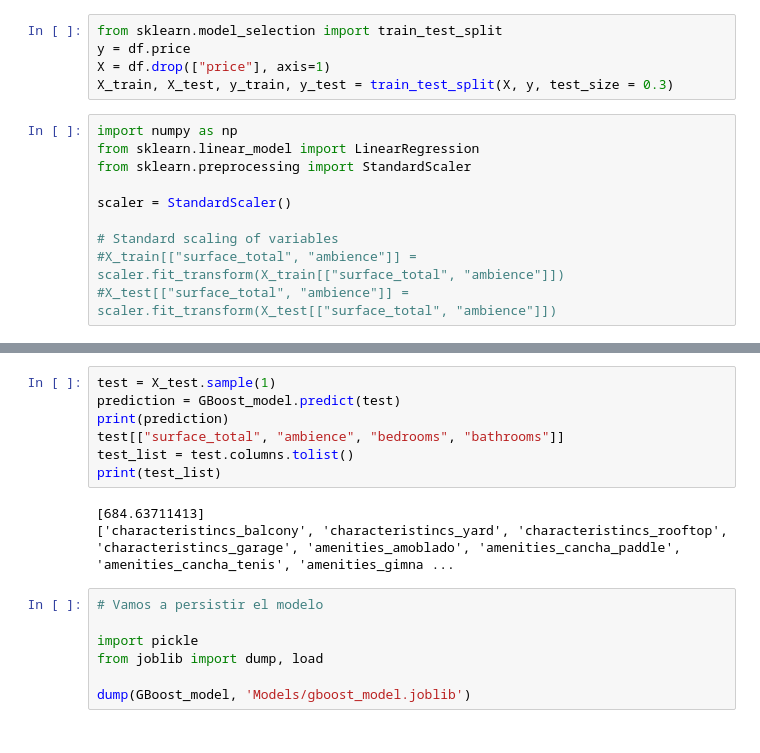
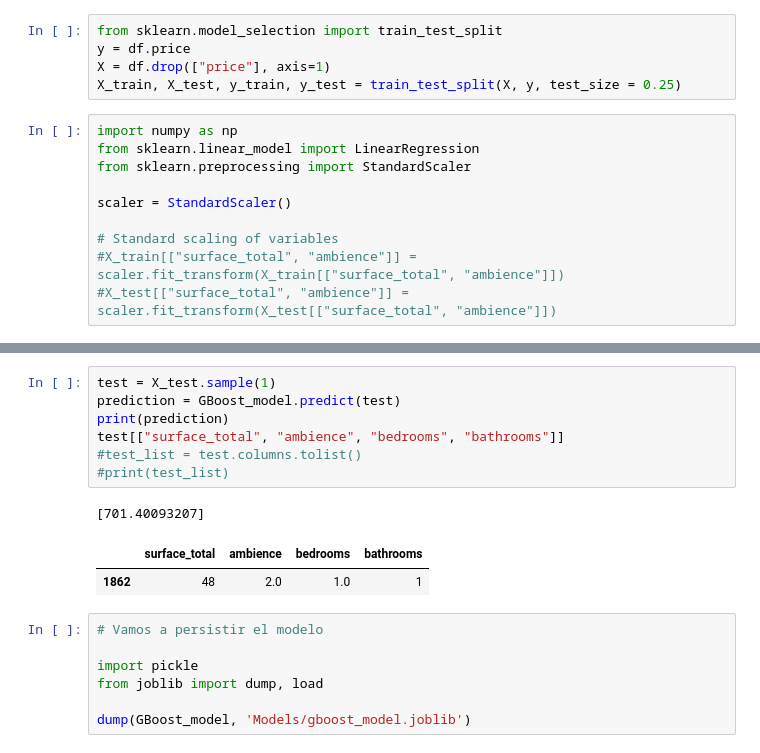
Before and after one commit to Handerllon/pfi_anderson_pardo, a Jupyter notebook: Price/machine_learning.ipynb, the cells around one changed output, grey strips where cells are left out. Saved outputs shown, nothing was run; the diff lists cells and outputs as text.

```diff
--- a/Price/machine_learning.ipynb
+++ b/Price/machine_learning.ipynb
@@ -19,7 +28,7 @@ data.plot.scatter(x=var, y='price')
 from sklearn.model_selection import train_test_split
 y = df.price
 X = df.drop(["price"], axis=1)
-X_train, X_test, y_train, y_test = train_test_split(X, y, test_size = 0.3)
+X_train, X_test, y_train, y_test = train_test_split(X, y, test_size = 0.25)
 # %%
 import numpy as np
 from sklearn.linear_model import LinearRegression
@@ -167,13 +176,14 @@ Best: 0.616357 using {'learning_rate': 0.05, 'loss': 'absolute_error', 'max_dept
 # %%
 test = X_test.sample(1)
 prediction = GBoost_model.predict(test)
 print(prediction)
 test[["surface_total", "ambience", "bedrooms", "bathrooms"]]
-test_list = test.columns.tolist()
-print(test_list)
+#test_list = test.columns.tolist()
+#print(test_list)
 # %% [output]
-[684.63711413]
-['characteristincs_balcony', 'characteristincs_yard', 'characteristincs_rooftop', 'characteristincs_garage', 'amenities_amoblado', 'amenities_cancha_paddle', 'amenities_cancha_tenis', 'amenities_gimna ...
+[701.40093207]
+|  | surface_total | ambience | bedrooms | bathrooms |
+| 1862 | 48 | 2.0 | 1.0 | 1 |
 # %%
 # Vamos a persistir el modelo
 
```
Also changed, not shown: parts of 15 cells of this notebook, 6 other files.
